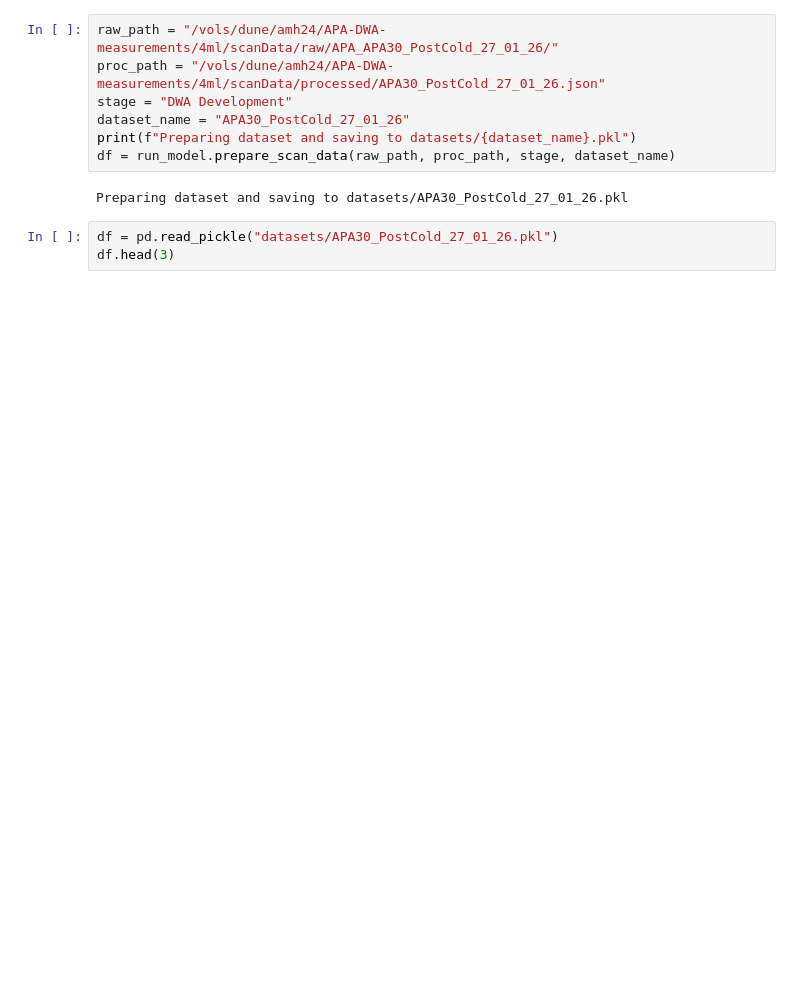
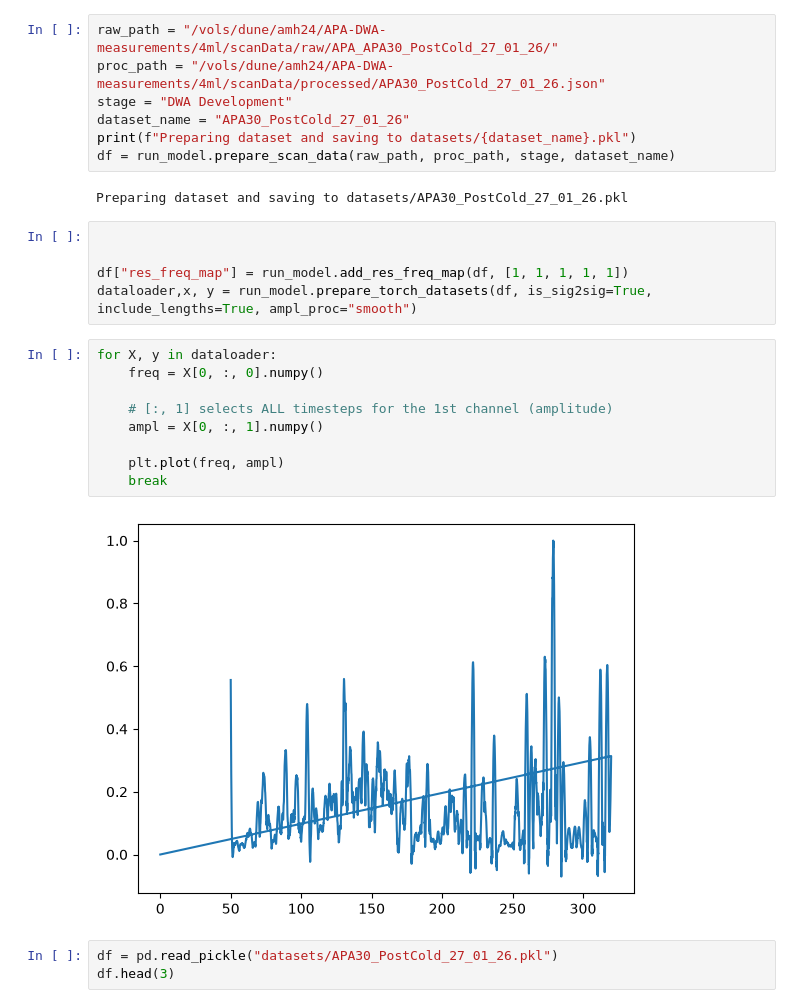
Before and after one commit to SiemBerhane/preliminary-dwa-ml, a Jupyter notebook: initial-data-cleaning/testing.ipynb, the cells around one changed output. Drawn from its saved outputs; the diff is of its cells as text; blank space fills up the shorter version.

Commit message:
Integrate and test amplitude transforms

```diff
--- a/initial-data-cleaning/testing.ipynb
+++ b/initial-data-cleaning/testing.ipynb
@@ -30,6 +30,22 @@ print(f"Preparing dataset and saving to datasets/{dataset_name}.pkl")
 df = run_model.prepare_scan_data(raw_path, proc_path, stage, dataset_name)
 # %% [output]
 Preparing dataset and saving to datasets/APA30_PostCold_27_01_26.pkl
+# %%
+
+
+df["res_freq_map"] = run_model.add_res_freq_map(df, [1, 1, 1, 1, 1])
+dataloader,x, y = run_model.prepare_torch_datasets(df, is_sig2sig=True, include_lengths=True, ampl_proc="smooth")
+# %%
+for X, y in dataloader:
+    freq = X[0, :, 0].numpy()
+
+    # [:, 1] selects ALL timesteps for the 1st channel (amplitude)
+    ampl = X[0, :, 1].numpy()
+
+    plt.plot(freq, ampl)
+    break
+# %% [output]
+[figure, added]
 # %%
 df = pd.read_pickle("datasets/APA30_PostCold_27_01_26.pkl")
 df.head(3)
```
Also changed, not shown: parts of 1 cell of this notebook, 2 other files.
